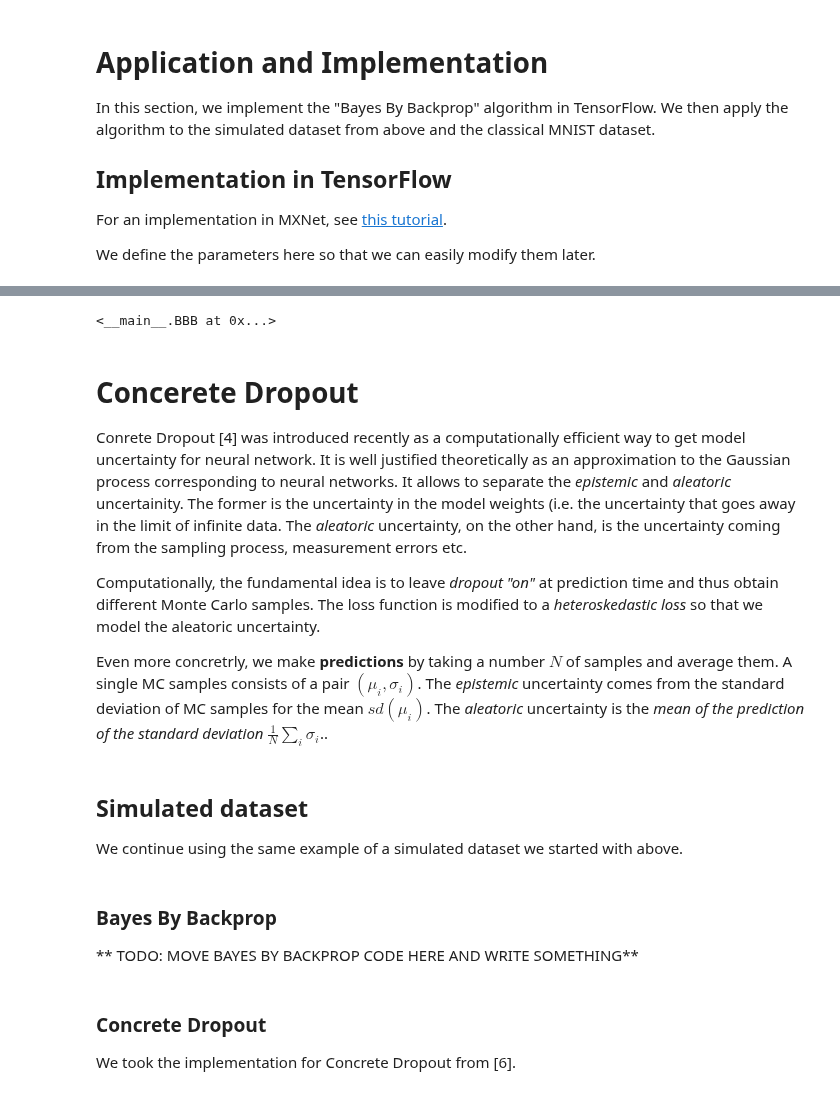
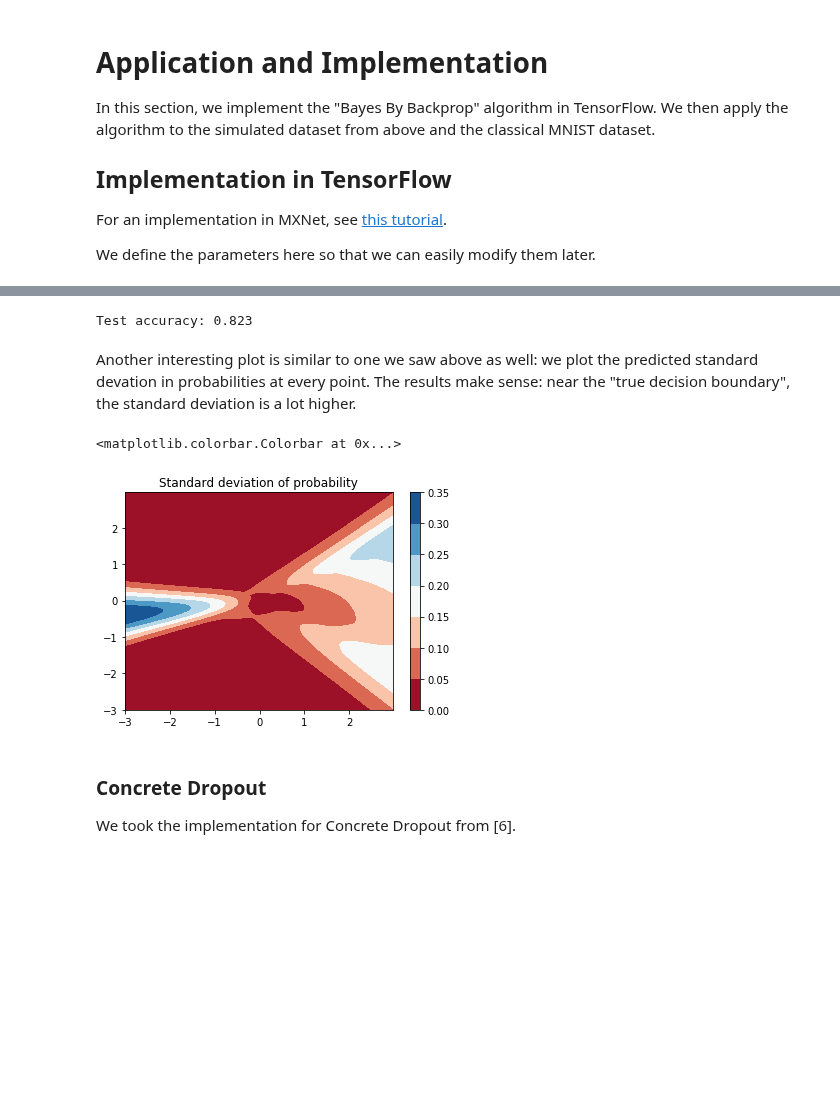
Before and after one commit to NOllAl/AM207HW, a Jupyter notebook: project/plan.ipynb, the cells around one changed output, grey strips where cells are left out. Cells and saved outputs as stored; diff of their text form; code cells hidden in the pictures; blank space fills up the shorter version.

```diff
--- a/project/plan.ipynb
+++ b/project/plan.ipynb
@@ -666,23 +693,24 @@ Text(0.5, 1.0, 'Posterior predictive ')
-# %%
-BBB(2, 4, [3, 6])
-# %% [output]
-<__main__.BBB at 0x...>
-# %% [markdown]
-# Concerete Dropout
-
-Conrete Dropout [4] was introduced recently as a computationally efficient way to get model uncertainty for neural network. It is well justified theoretically as an approximation to the Gaussian process corresponding to neural networks. It allows to separate the *epistemic* and *aleatoric* uncertainity. The former is the uncertainty in the model weights (i.e. the uncertainty that goes away in the limit of infinite data. The *aleatoric* uncertainty, on the other hand, is the uncertainty coming from the sampling process, measurement errors etc.
-
-Computationally, the fundamental idea is to leave *dropout "on"* at prediction time and thus obtain different Monte Carlo samples. The loss function is modified to a *heteroskedastic loss* so that we model the aleatoric uncertainty.
-
-Even more concretrly, we make **predictions** by taking a number $N$ of samples and average them. A single MC samples consists of a pair $(\mu_i, \sigma_i)$. The *epistemic* uncertainty comes from the standard deviation of MC samples for the mean $sd(\mu_i)$. The *aleatoric* uncertainty is the *mean of the prediction of the standard deviation* $\frac{1}{N}\sum_i\sigma_i$..
-# %% [markdown]
-## Simulated dataset
-
-We continue using the same example of a simulated dataset we started with above.
-# %% [markdown]
-### Bayes By Backprop
-
-** TODO: MOVE BAYES BY BACKPROP CODE HERE AND WRITE SOMETHING**
+# %%
+pred = bbb.predict(X_test, 100).mean(axis=0)
+test_acc = np.mean(y_test == pred.argmax(axis=1))
+print("Test accuracy: {}".format(test_acc))
+# %% [output]
+Test accuracy: 0.823
+# %% [markdown]
+Another interesting plot is similar to one we saw above as well: we plot the predicted standard devation in probabilities at every point. The results make sense: near the "true decision boundary", the standard deviation is a lot higher.
+# %%
+xy = np.mgrid[-3:3:0.03, -3:3:0.03]
+X = xy.reshape(2, -1).T
+
+pred = bbb.predict(X, 100).std(axis=0)[:, 0].reshape(xy.shape[1], xy.shape[2])
+
+cmap = cm.get_cmap('RdBu')
+plt.contourf(xy[0], xy[1], pred, cmap=cmap)
+plt.title("Standard deviation of probability")
+plt.colorbar()
+# %% [output]
+<matplotlib.colorbar.Colorbar at 0x...>
+[figure, added]
 # %% [markdown]
 ### Concrete Dropout
 
```
Also changed, not shown: parts of 18 cells of this notebook.
